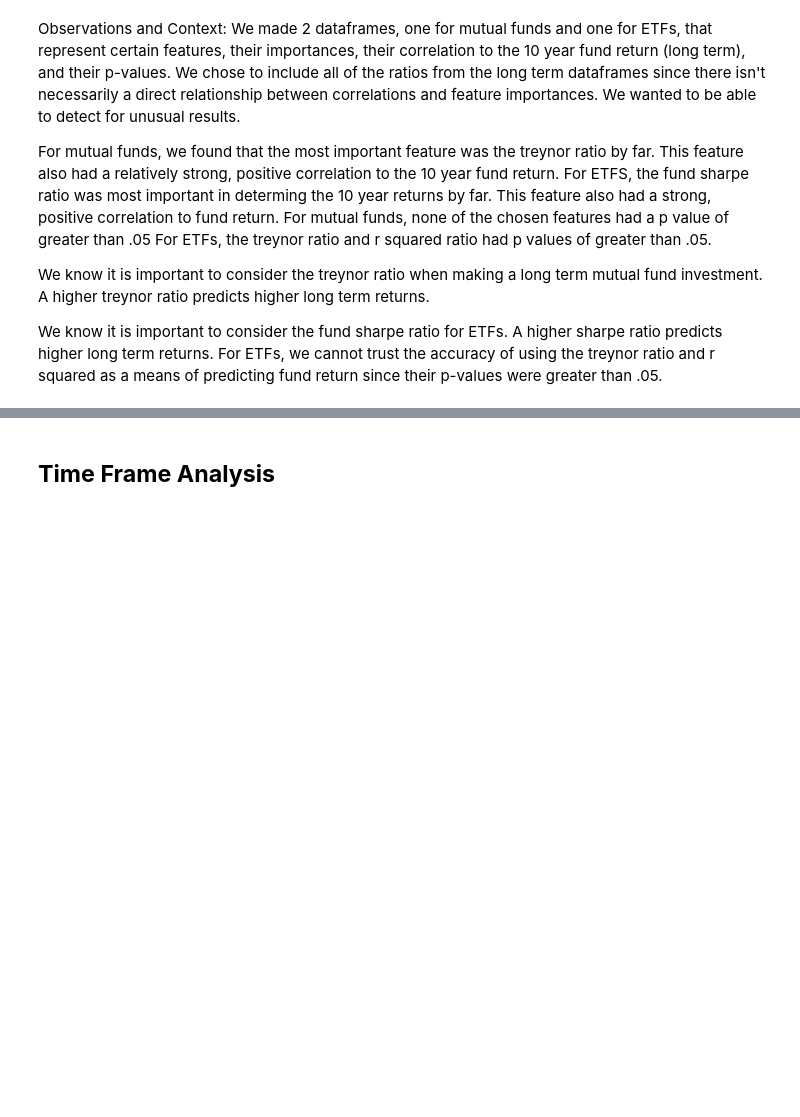
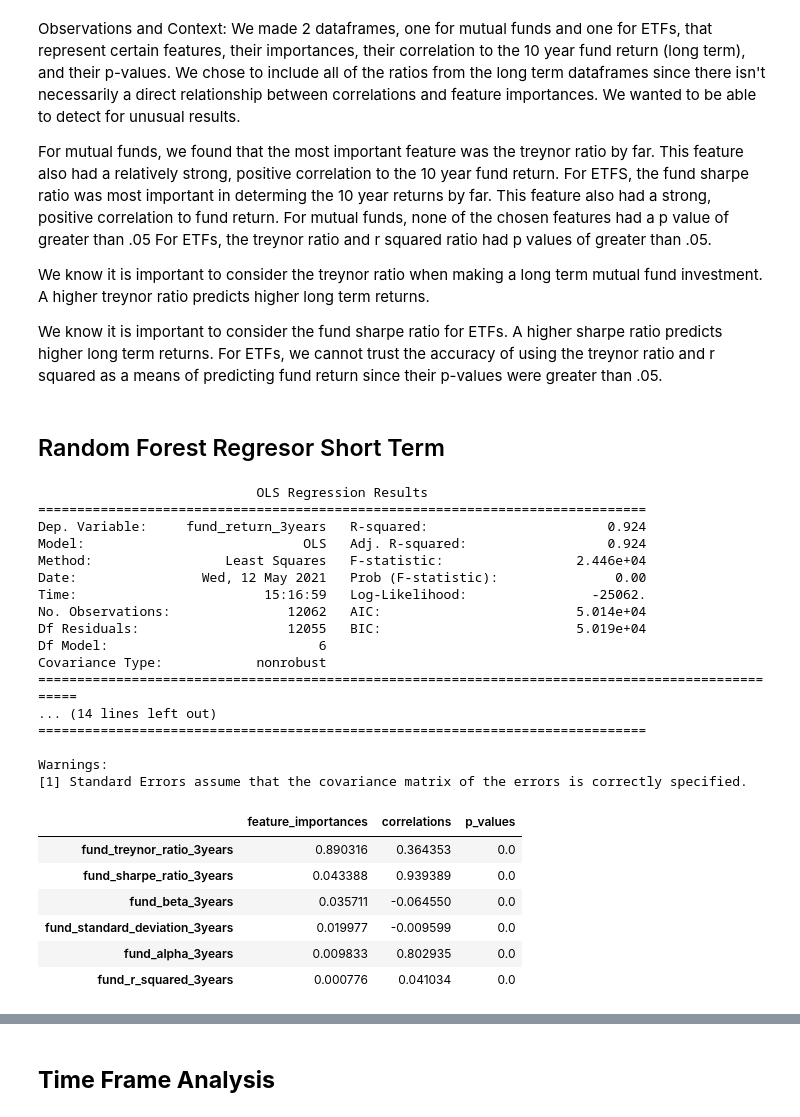
Before and after one commit to ctr48/Info2950FinalProject, a Jupyter notebook: May11V1.ipynb, the cells around one changed output, grey strips where cells are left out. Saved outputs shown, nothing was run; the diff lists cells and outputs as text; code cells hidden in the pictures; blank space fills up the shorter version.

```diff
--- a/May11V1.ipynb
+++ b/May11V1.ipynb
@@ -1443,3 +1429,49 @@ For mutual funds, we found that the most important feature was the treynor ratio
 We know it is important to consider the treynor ratio when making a long term mutual fund investment. A higher treynor ratio predicts higher long term returns.
 
 We know it is important to consider the fund sharpe ratio for ETFs. A higher sharpe ratio predicts higher long term returns. For ETFs, we cannot trust the accuracy of using the treynor ratio and r squared as a means of predicting fund return since their p-values were greater than .05.
+# %% [markdown]
+## Random Forest Regresor Short Term
+# %%
+#Random Forest Regressor to find which ratios are most important to consider when investing in MFs for the short term.
+model4 = RandomForestRegressor()
+new_mf_short = mf_short.dropna()
+y4 = new_mf_short['fund_return_3years']
+X4 = new_mf_short.drop(['fund_return_3years', 'fund_mean_annual_return_3years', 'fund_symbol'], axis = 1)
+#X2['inception_date'] = X2['inception_date'].apply(lambda x: x.toordinal())
+model4.fit(X4,y4)
+
+feat_df4 = pd.DataFrame(np.array(model4.feature_importances_).T, index = X4.columns, columns = ['feature_importances']).sort_values(ascending = False, by = 'feature_importances')
+feat_df4['correlations'] = new_mf_short.corr()['fund_return_3years'].drop(['fund_mean_annual_return_3years', 'fund_return_3years'])
+
+exog4 = sm.add_constant(X4,prepend = False)
+linearmodel4 = sm.OLS(y4, exog4)
+result4 = linearmodel4.fit()
+print(result4.summary())
+
+feat_df4['p_values'] = pd.Series(result4.pvalues.round(3)).drop('const')
+feat_df4
+# %% [output]
+                            OLS Regression Results
+==============================================================================
+Dep. Variable:     fund_return_3years   R-squared:                       0.924
+Model:                            OLS   Adj. R-squared:                  0.924
+Method:                 Least Squares   F-statistic:                 2.446e+04
+Date:                Wed, 12 May 2021   Prob (F-statistic):               0.00
+Time:                        15:16:59   Log-Likelihood:                -25062.
+No. Observations:               12062   AIC:                         5.014e+04
+Df Residuals:                   12055   BIC:                         5.019e+04
+Df Model:                           6
+Covariance Type:            nonrobust
+==================================================================================================
+... (14 lines left out)
+==============================================================================
+
+Warnings:
+[1] Standard Errors assume that the covariance matrix of the errors is correctly specified.
+|  | feature_importances | correlations | p_values |
+| fund_treynor_ratio_3years | 0.890316 | 0.364353 | 0.0 |
+| fund_sharpe_ratio_3years | 0.043388 | 0.939389 | 0.0 |
+| fund_beta_3years | 0.035711 | -0.064550 | 0.0 |
+| fund_standard_deviation_3years | 0.019977 | -0.009599 | 0.0 |
+| fund_alpha_3years | 0.009833 | 0.802935 | 0.0 |
+| fund_r_squared_3years | 0.000776 | 0.041034 | 0.0 |
```
Also changed, not shown: parts of 28 cells of this notebook.
